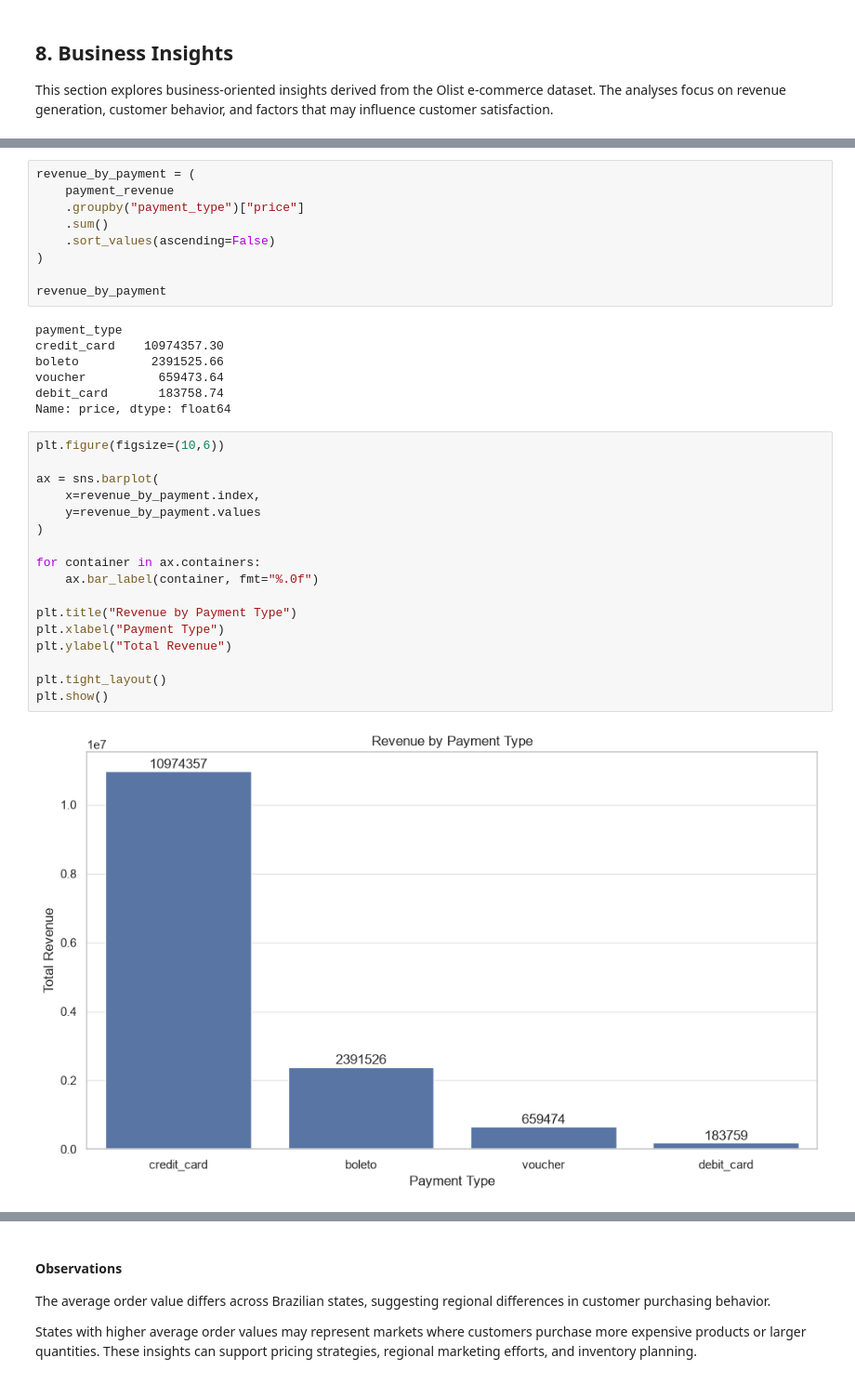
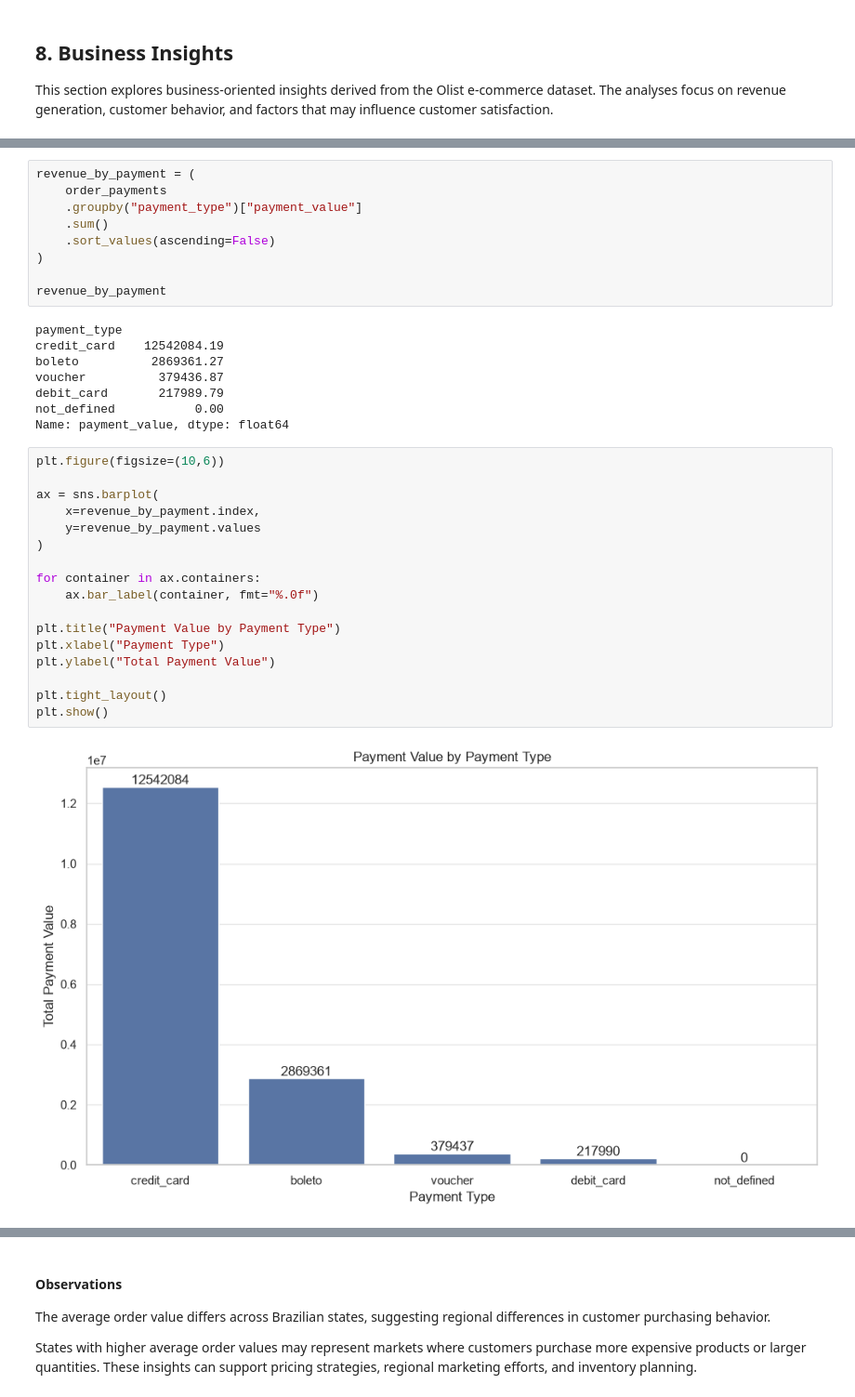
Before and after one commit to rumeysakocakk/customer-intelligence-platform-internship, a Jupyter notebook: notebooks/03_Exploratory_Data_Analysis.ipynb, the cells around one changed output, grey strips where cells are left out. Shown at 93% size. Cells and saved outputs as stored; diff of their text form.

```diff
--- a/notebooks/03_Exploratory_Data_Analysis.ipynb
+++ b/notebooks/03_Exploratory_Data_Analysis.ipynb
@@ -951,7 +937,7 @@ payment_revenue.head()
 # %%
 revenue_by_payment = (
-    payment_revenue
-    .groupby("payment_type")["price"]
+    order_payments
+    .groupby("payment_type")["payment_value"]
     .sum()
     .sort_values(ascending=False)
 )
@@ -959,27 +945,28 @@ revenue_by_payment = (
 revenue_by_payment
 # %% [output]
 payment_type
-credit_card    10974357.30
-boleto          2391525.66
-voucher          659473.64
-debit_card       183758.74
-Name: price, dtype: float64
+credit_card    12542084.19
+boleto          2869361.27
+voucher          379436.87
+debit_card       217989.79
+not_defined           0.00
+Name: payment_value, dtype: float64
 # %%
 plt.figure(figsize=(10,6))
 
 ax = sns.barplot(
     x=revenue_by_payment.index,
     y=revenue_by_payment.values
 )
 
 for container in ax.containers:
     ax.bar_label(container, fmt="%.0f")
 
-plt.title("Revenue by Payment Type")
+plt.title("Payment Value by Payment Type")
 plt.xlabel("Payment Type")
-plt.ylabel("Total Revenue")
+plt.ylabel("Total Payment Value")
 
 plt.tight_layout()
 plt.show()
 # %% [output]
-[figure, old version]
+[figure, new version]
```
Also changed, not shown: parts of 17 cells of this notebook, 4 other files.
